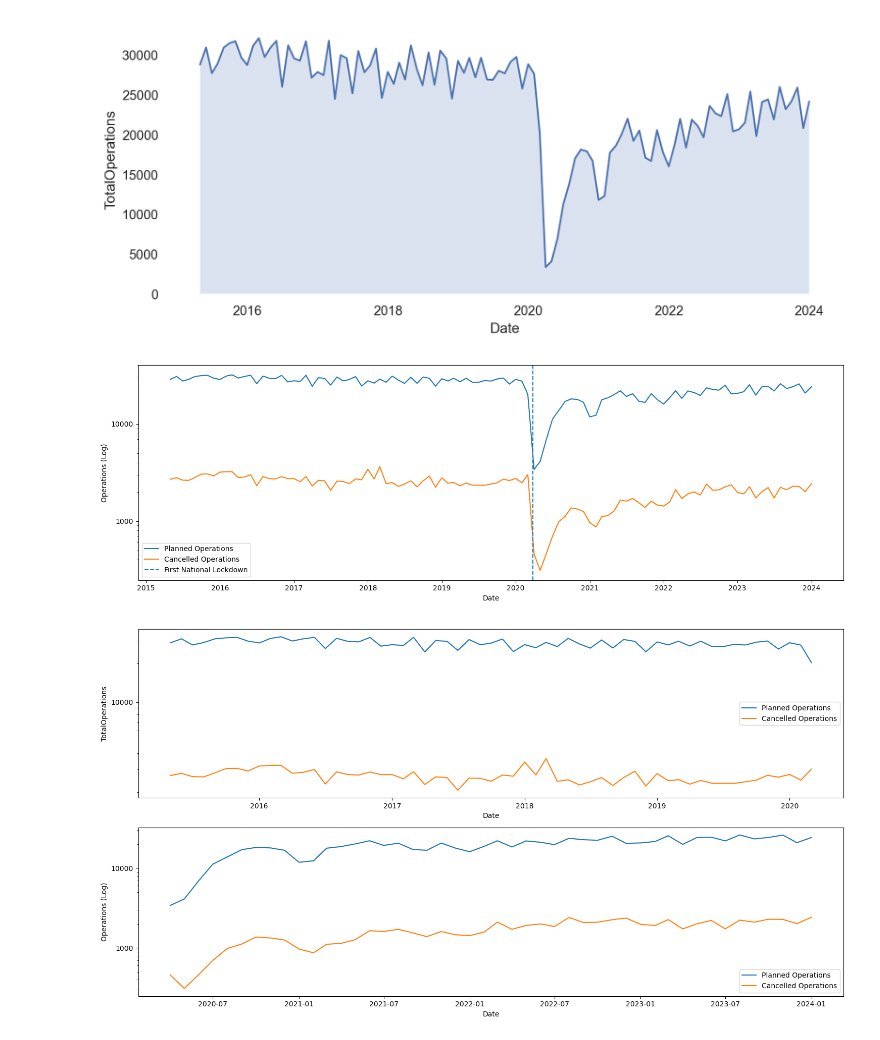
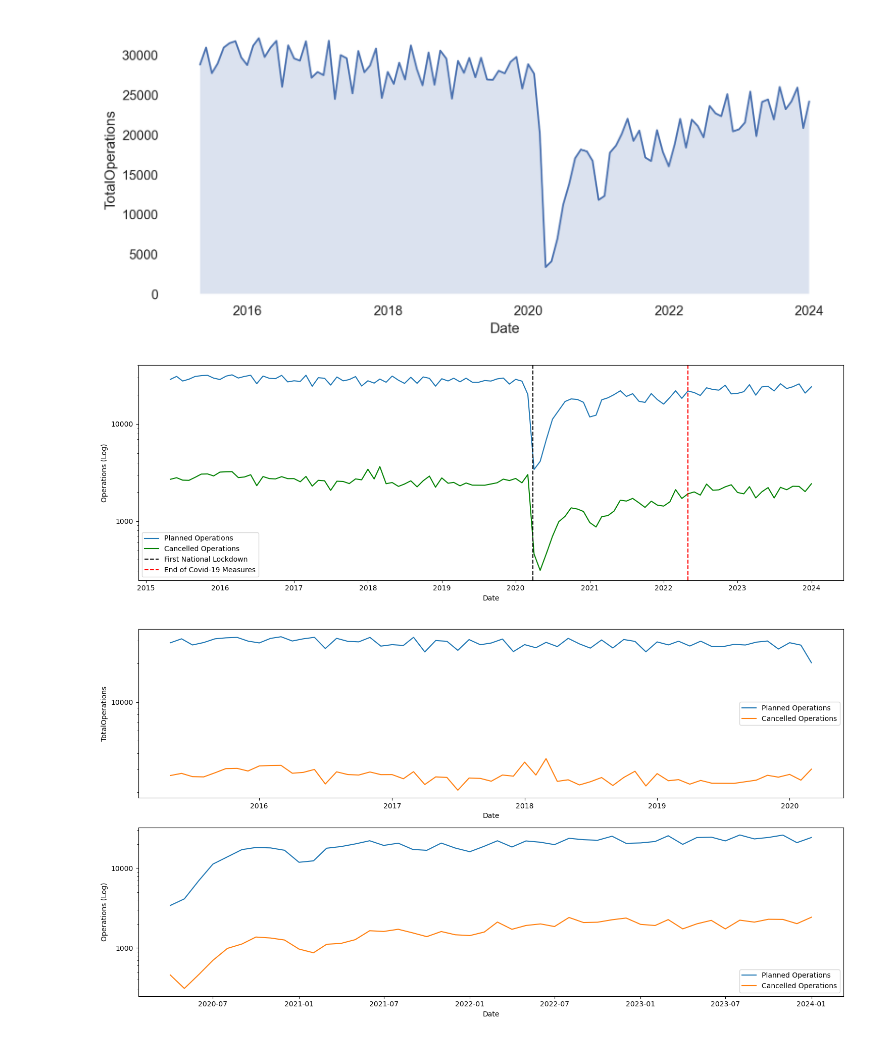
Before and after one commit to brianej/fdscw3, a Jupyter notebook: q1.ipynb, the cells around one changed output. Saved outputs shown, nothing was run; the diff lists cells and outputs as text; code cells hidden in the pictures.

```diff
--- a/q1.ipynb
+++ b/q1.ipynb
@@ -81,16 +81,17 @@ scot.add(so.Area(edgewidth=0)).add(so.Line())
 # %%
 fig, ax = plt.subplots(figsize=(15,5))
 sns.lineplot(data=cancellations_scotland, x="Date", y="TotalOperations", label="Planned Operations")
-sns.lineplot(data=cancellations_scotland, x="Date", y="TotalCancelled", label="Cancelled Operations")
+sns.lineplot(data=cancellations_scotland, x="Date", y="TotalCancelled", label="Cancelled Operations", color='g')
 plt.ylabel("Operations (Log)")
 ax.set(yscale="log")
 ax.yaxis.set_major_formatter(matplotlib.ticker.ScalarFormatter())
-plt.axvline(x=np.datetime64("2020-03-26"), label="First National Lockdown", linestyle = "--")
+plt.axvline(x=np.datetime64("2020-03-26"), label="First National Lockdown", linestyle = "--", color = 'k')
+plt.axvline(x=np.datetime64("2022-04-30"), label="End of Covid-19 Measures", linestyle = "--", color = 'r')
 plt.tight_layout()
 plt.legend()
 plt.show()
 # %% [output]
-[figure, old version]
+[figure, new version]
 # %%
 fig, axs = plt.subplots(2, figsize=(15,8))
 
```
Also changed, not shown: 4 other files.
